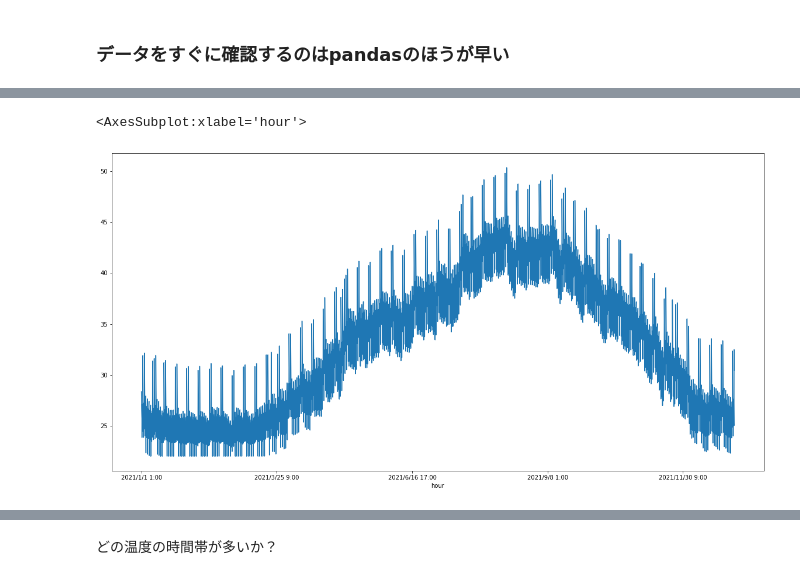
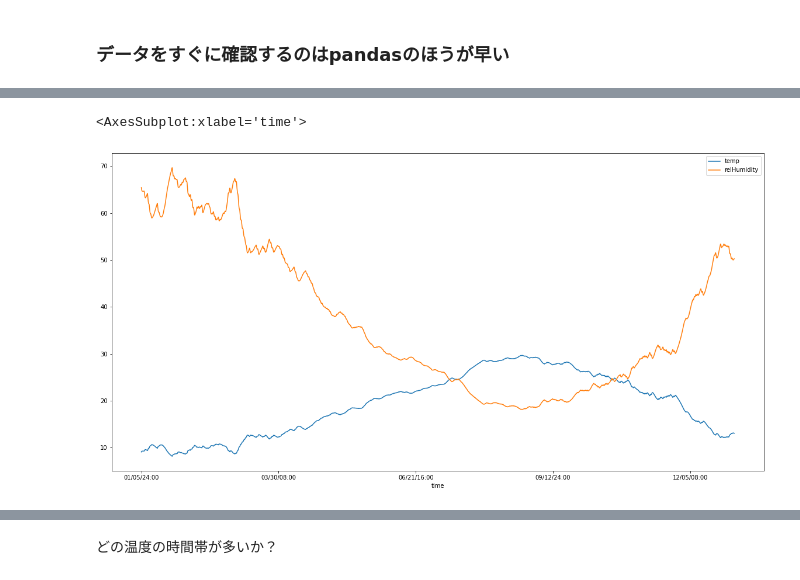
Before and after one commit to katsuya0719/therb-notebook, a Jupyter notebook: 時系列データ分析.ipynb, the cells around one changed output, grey strips where cells are left out. Cells and saved outputs as stored; diff of their text form; code cells hidden in the pictures.

```diff
--- a/時系列データ分析.ipynb
+++ b/時系列データ分析.ipynb
@@ -19,4 +30,4 @@ def getResultData(id):
 getResultDataに渡すidはtherb-frontendのUIのここから取得できます
 ![id_location.png](attachment:id_location.png)
 # %%
-resultData = getResultData(1)
+resultDataList = getResultData(1)
@@ -63,2 +75,4 @@ df_room2 = convertToDataframe(resultData[1]['results'])
 # %%
-df_room2
+df_outdoor=convertToDataframe(resultDataList[0]["results"])
+df_room1=convertToDataframe(resultDataList[1]["results"])
+df_room2=convertToDataframe(resultDataList[2]["results"])
@@ -87,5 +142,5 @@ import seaborn as sns
 # %%
-df_room1['roomT'].plot.line(figsize=(20,10))
+df_room1[['temp','relHumidity']].plot.line(figsize=(20,10))
 # %% [output]
-<AxesSubplot:xlabel='hour'>
+<AxesSubplot:xlabel='time'>
-[figure, old version]
+[figure, new version]
```
Also changed, not shown: parts of 17 cells of this notebook, 1 other file.
